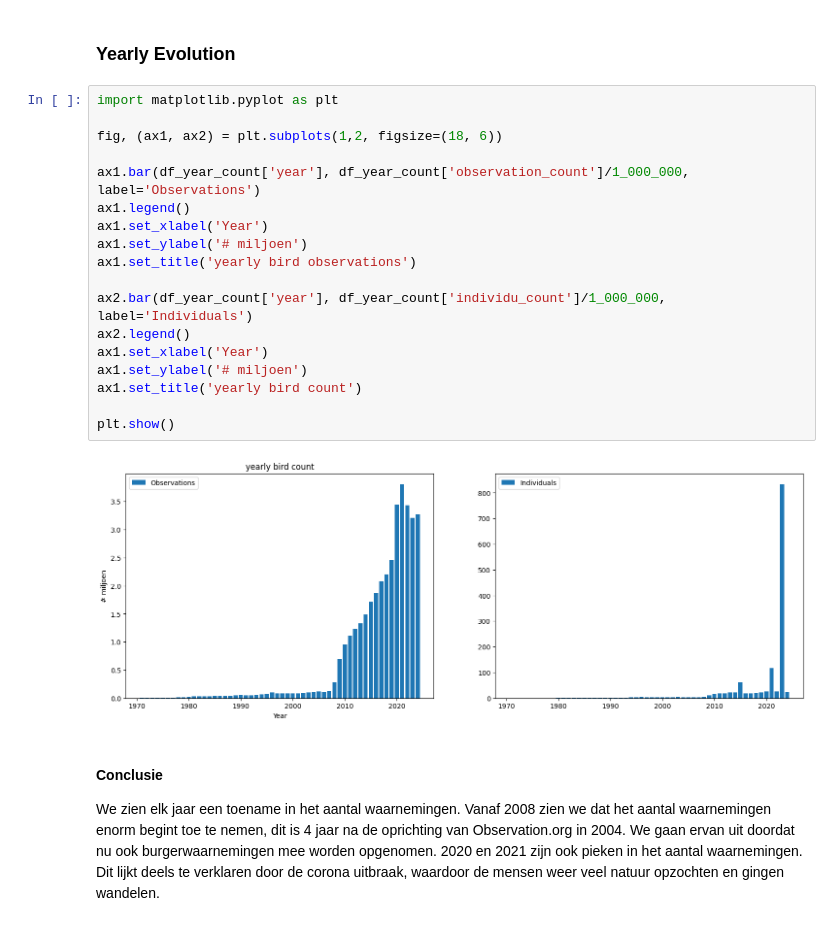
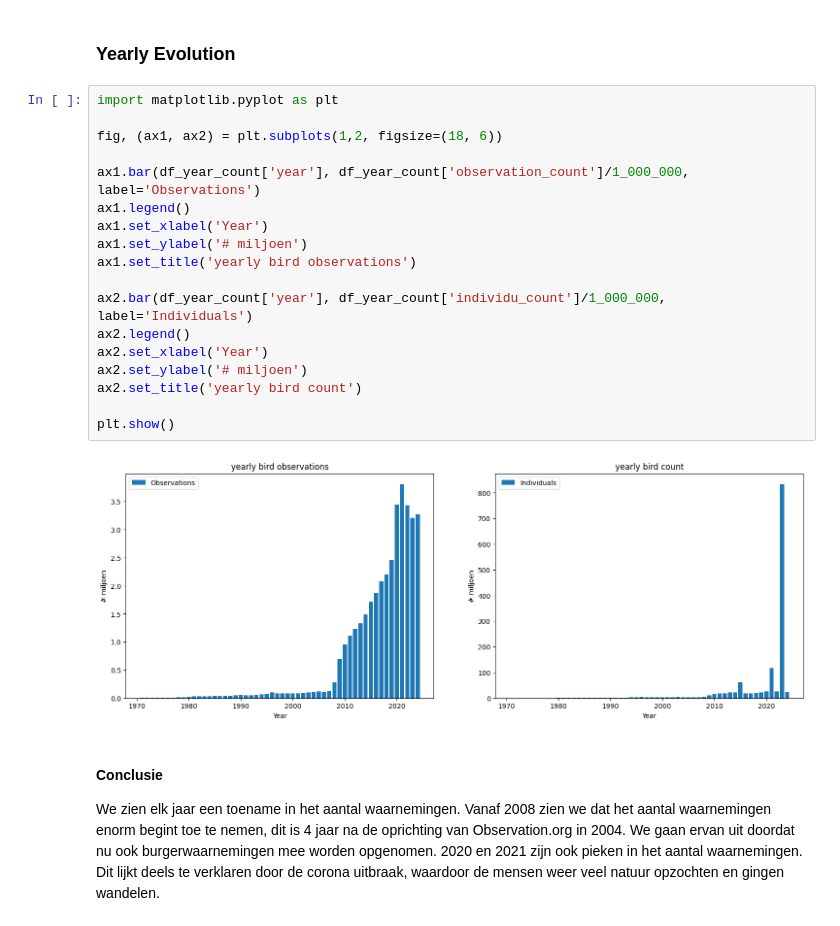
Before and after one commit to AnnelyseBe/syntra_eindwerk_birds, a Jupyter notebook: 2_cleaning/cleaning_yearly_observations.ipynb, the cells around one changed output. Cells and saved outputs as stored; diff of their text form.

```diff
--- a/2_cleaning/cleaning_yearly_observations.ipynb
+++ b/2_cleaning/cleaning_yearly_observations.ipynb
@@ -61,23 +61,23 @@ df_year_count.describe(include='all')
 # %%
 import matplotlib.pyplot as plt
 
 fig, (ax1, ax2) = plt.subplots(1,2, figsize=(18, 6))
 
 ax1.bar(df_year_count['year'], df_year_count['observation_count']/1_000_000, label='Observations')
 ax1.legend()
 ax1.set_xlabel('Year')
 ax1.set_ylabel('# miljoen')
 ax1.set_title('yearly bird observations')
 
 ax2.bar(df_year_count['year'], df_year_count['individu_count']/1_000_000, label='Individuals')
 ax2.legend()
-ax1.set_xlabel('Year')
-ax1.set_ylabel('# miljoen')
-ax1.set_title('yearly bird count')
+ax2.set_xlabel('Year')
+ax2.set_ylabel('# miljoen')
+ax2.set_title('yearly bird count')
 
 plt.show()
 # %% [output]
-[figure, old version]
+[figure, new version]
 # %% [markdown]
 #### Conclusie
 We zien elk jaar een toename in het aantal waarnemingen. Vanaf 2008 zien we dat het aantal waarnemingen enorm begint toe te nemen, dit is 4 jaar na de oprichting van Observation.org in 2004. We gaan ervan uit doordat nu ook burgerwaarnemingen mee worden opgenomen.
```
Also changed, not shown: 2 other files.
